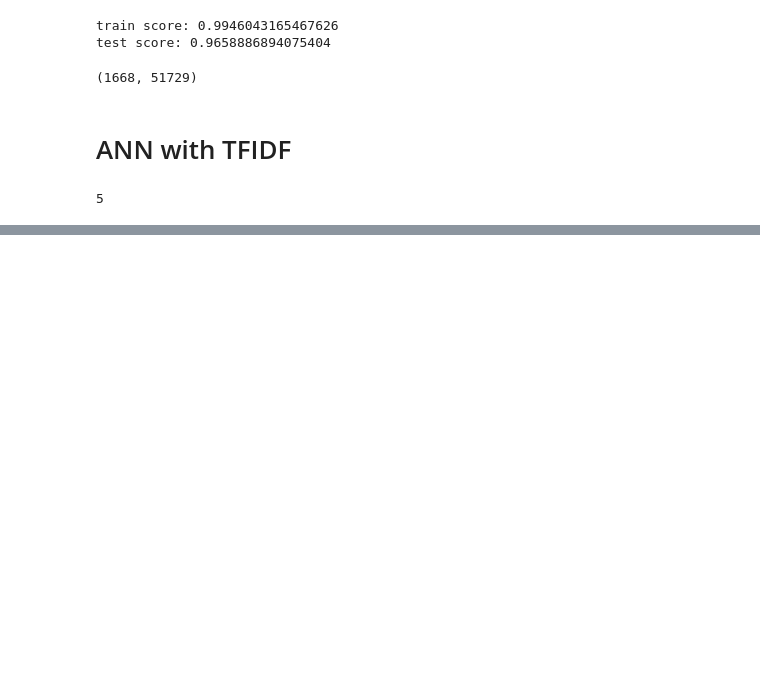
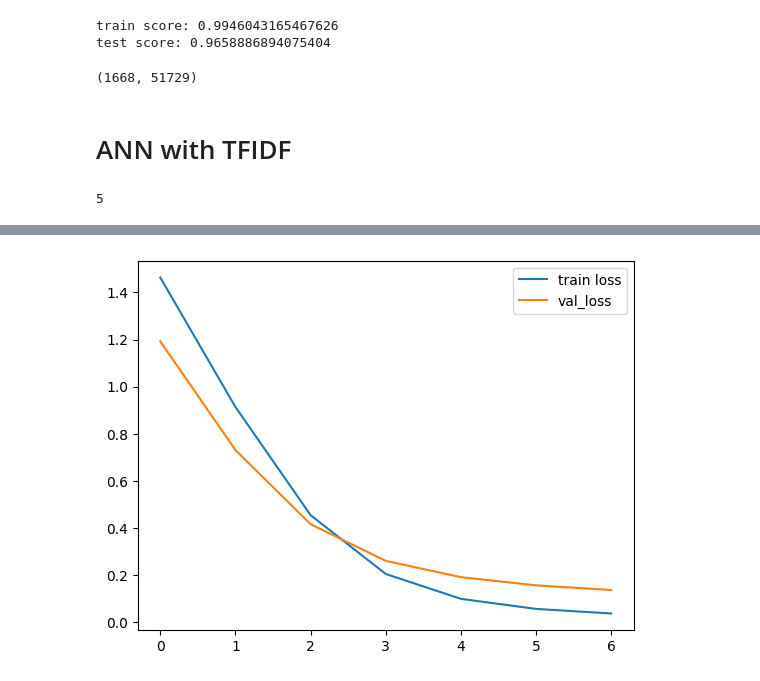
Before and after one commit to Iditc/NLP, a Jupyter notebook: Count_Vectorizer.ipynb, the cells around one changed output, grey strips where cells are left out. Saved outputs shown, nothing was run; the diff lists cells and outputs as text; code cells hidden in the pictures; blank space fills up the shorter version.

```diff
--- a/Count_Vectorizer.ipynb
+++ b/Count_Vectorizer.ipynb
@@ -207,9 +201,15 @@ _________________________________________________________________
 model.compile(
     loss=tf.keras.losses.SparseCategoricalCrossentropy(from_logits=True),
     optimizer='adam',
-    metrics=['[accuracy]']
+    metrics=['accuracy']
 )
 # %%
 # data must not be sparse matrix before passing into tensorflow
 Xtrain = Xtrain.toarray()
-Xtest = Xtrain.toarray()
+Xtest = Xtest.toarray()
+# %%
+r = model.fit(Xtrain, Ytrain,
+    validation_data=(Xtest, Ytest),
+    epochs=7,
+    batch_size=128,
+  )
@@ -215,0 +231,7 @@ Xtest = Xtrain.toarray()
+# %%
+# Plot loss per iteration
+plt.plot(r.history['loss'], label='train loss')
+plt.plot(r.history['val_loss'], label='val_loss')
+plt.legend();
+# %% [output]
+[figure, added]
```
Also changed, not shown: parts of 9 cells of this notebook.
